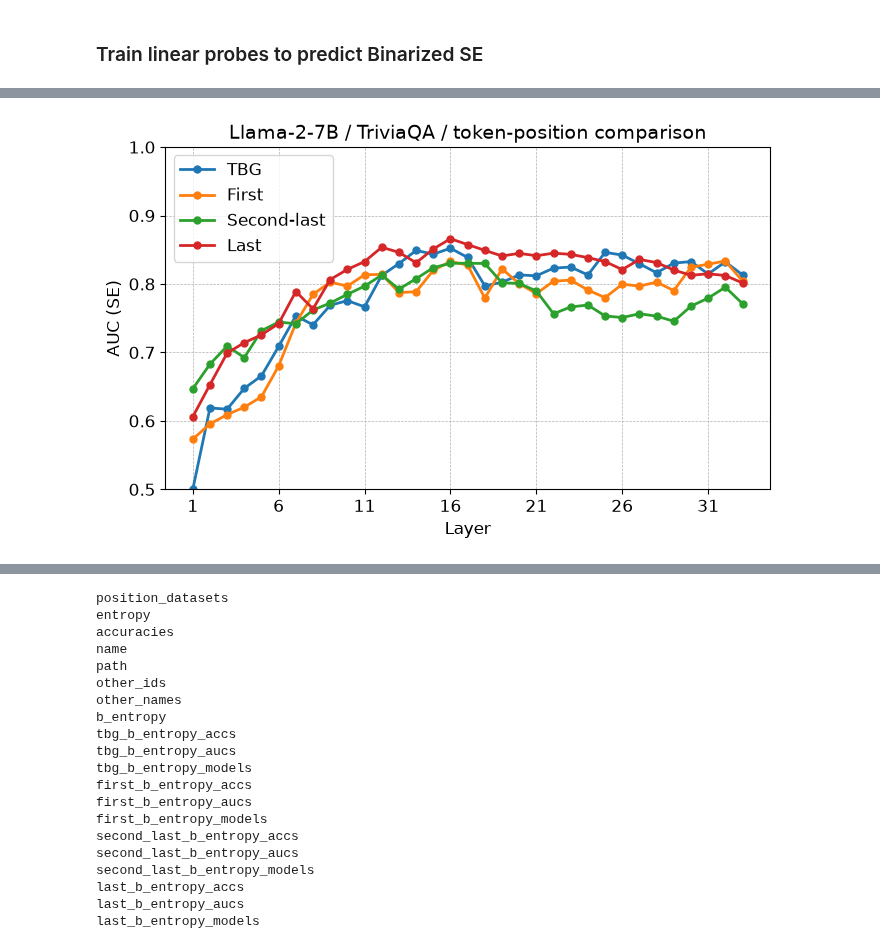
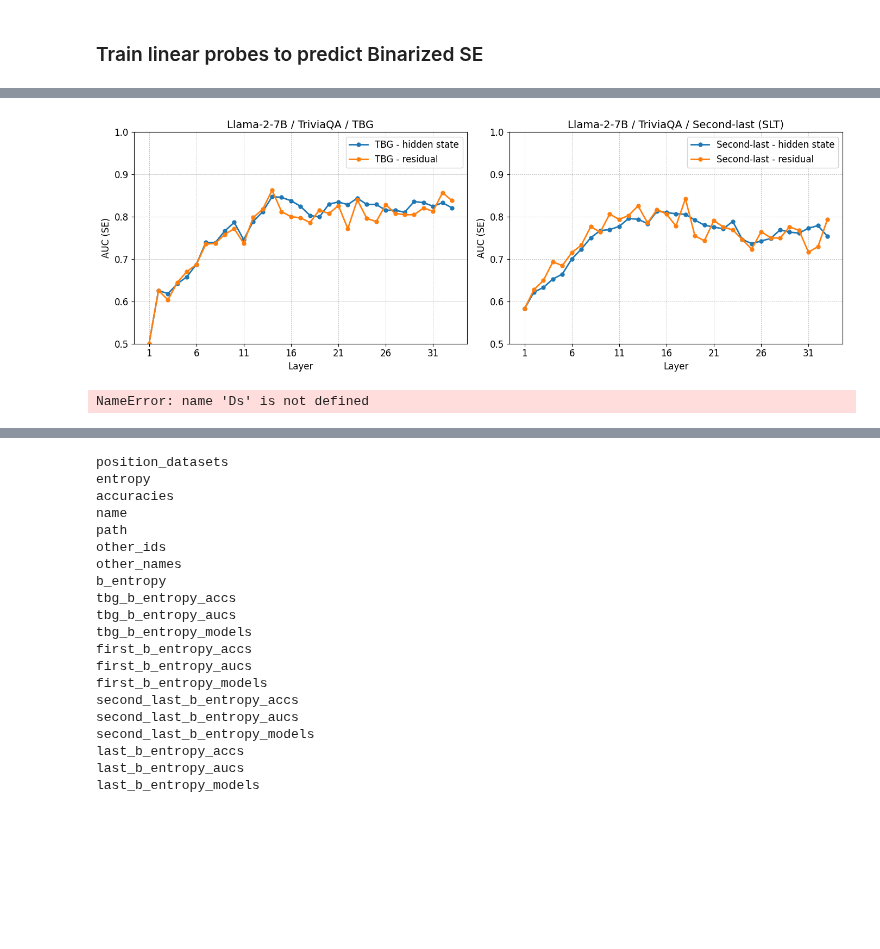
Before and after one commit to mtkresearch/UQ, a Jupyter notebook: semantic_entropy_probes/train-latent-probe-manytokenpos.ipynb, the cells around one changed output, grey strips where cells are left out. Cells and saved outputs as stored; diff of their text form; code cells hidden in the pictures; blank space fills up the shorter version.

```diff
--- a/semantic_entropy_probes/train-latent-probe-manytokenpos.ipynb
+++ b/semantic_entropy_probes/train-latent-probe-manytokenpos.ipynb
@@ -582,0 +606,13 @@ Test Loss: 1.0438, Test Accuracy: 0.7750, AUROC: 0.8016
+# %%
+Ds_res = []
+for path in ds_paths:
+    Ds_res.append(Dataset(load_dataset(path, use_residual=True)))  # residuals
+
+for i, D_res in enumerate(Ds_res):
+    D_res.name = ds_names[i]
+    D_res.path = ds_paths[i]
+    D_res.b_entropy = Ds[i].b_entropy  # reuse same labels
+
+for D_res in Ds_res:
+    train_single_metric(D_res, "TBG", "b_entropy")
+    train_single_metric(D_res, "Second-last", "b_entropy")
@@ -583,3 +637,33 @@ Test Loss: 1.0438, Test Accuracy: 0.7750, AUROC: 0.8016
+# %%
+D = Ds[0]
+D_res = Ds_res[0]
+
+fig, (ax1, ax2) = plt.subplots(1, 2, figsize=(14, 5))
+
+plot_metrics_ax(
+    ax1,
+    [auc(D.tbg_b_entropy_aucs), auc(D_res.tbg_b_entropy_aucs)],
+    ["TBG - hidden state", "TBG - residual"],
+    "Llama-2-7B / TriviaQA / TBG",
+    prep_func=idf,
+)
+ax1.set_ylabel("AUC (SE)")
+ax1.set_ylim(0.5, 1.0)
+
+plot_metrics_ax(
+    ax2,
+    [auc(D.second_last_b_entropy_aucs), auc(D_res.second_last_b_entropy_aucs)],
+    ["Second-last - hidden state", "Second-last - residual"],
+    "Llama-2-7B / TriviaQA / Second-last (SLT)",
+    prep_func=idf,
+)
+ax2.set_ylabel("AUC (SE)")
+ax2.set_ylim(0.5, 1.0)
+
+plt.tight_layout()
+plt.show()
+# %% [output]
+[figure, added]
 # %%
 # D = Ds[0]  # TriviaQA
 
@@ -609,10 +693,10 @@ plot_metrics_ax(
         auc(D.first_b_entropy_aucs),
         auc(D.second_b_entropy_aucs),
         auc(D.third_b_entropy_aucs),
-        auc(D.fourth_b_entropy_aucs),
-        auc(D.fifth_b_entropy_aucs),
-        auc(D.fifth_last_b_entropy_aucs),
-        auc(D.fourth_last_b_entropy_aucs),
+        # auc(D.fourth_b_entropy_aucs),
+        # auc(D.fifth_b_entropy_aucs),
+        # auc(D.fifth_last_b_entropy_aucs),
+        # auc(D.fourth_last_b_entropy_aucs),
         auc(D.third_last_b_entropy_aucs),
         auc(D.second_last_b_entropy_aucs),
         auc(D.last_b_entropy_aucs),
@@ -622,15 +706,15 @@ plot_metrics_ax(
         "First",
         "Second",
         "Third",
-        "Fourth",
-        "Fifth",
-        "Fifth-last",
-        "Fourth-last",
+        # "Fourth",
+        # "Fifth",
+        # "Fifth-last",
+        # "Fourth-last",
         "Third-last",
         "Second-last",
         "Last",
     ],
-    "Llama-2-7B / TriviaQA / token-position comparison",
+    "Llama-2-7B / TriviaQA / token-position comparison / residuals",
     prep_func=idf,
     legend_outside=True,
 )
@@ -641,4 +725,4 @@ ax.set_ylim(0.5, 1.0)
 plt.tight_layout()
 plt.show()
 # %% [output]
-[figure, removed]
+NameError: name 'Ds' is not defined
```
Also changed, not shown: parts of 15 cells of this notebook, 3 other files.
